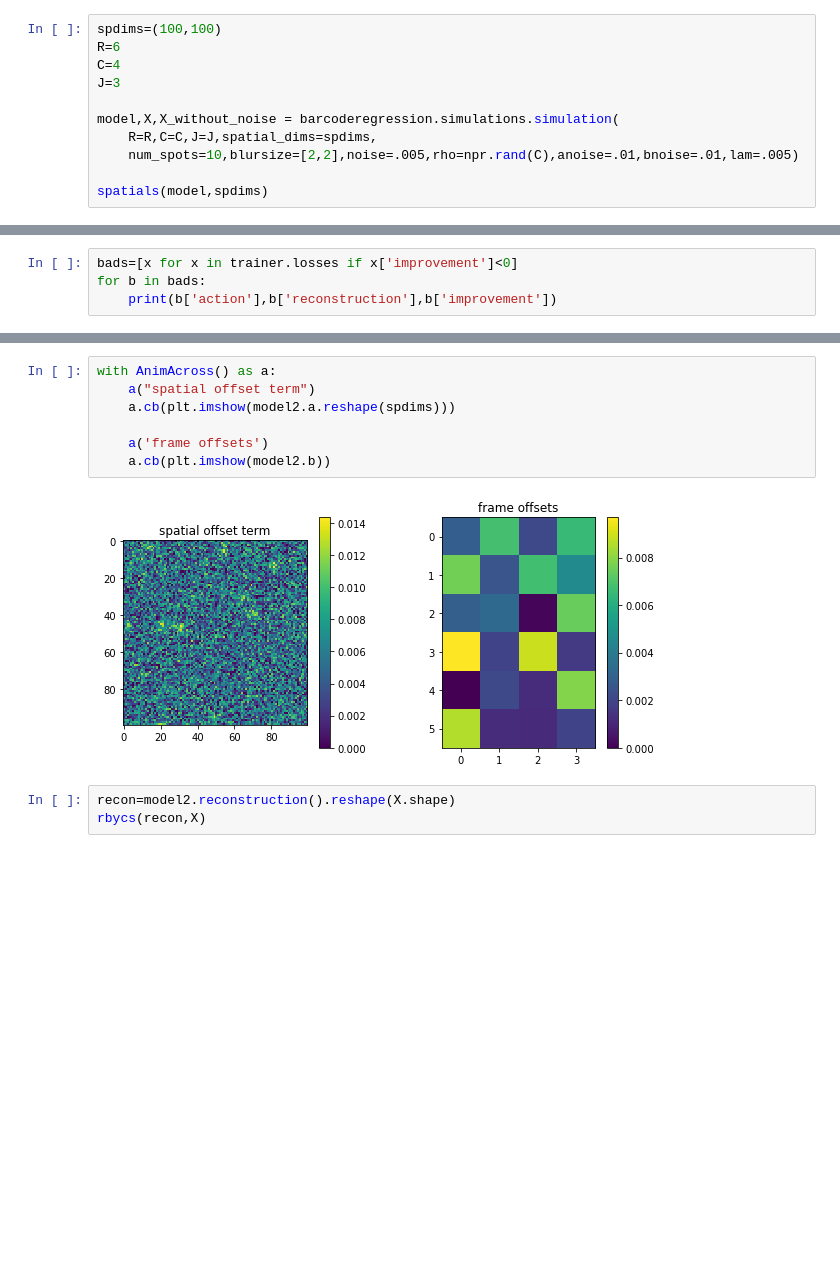
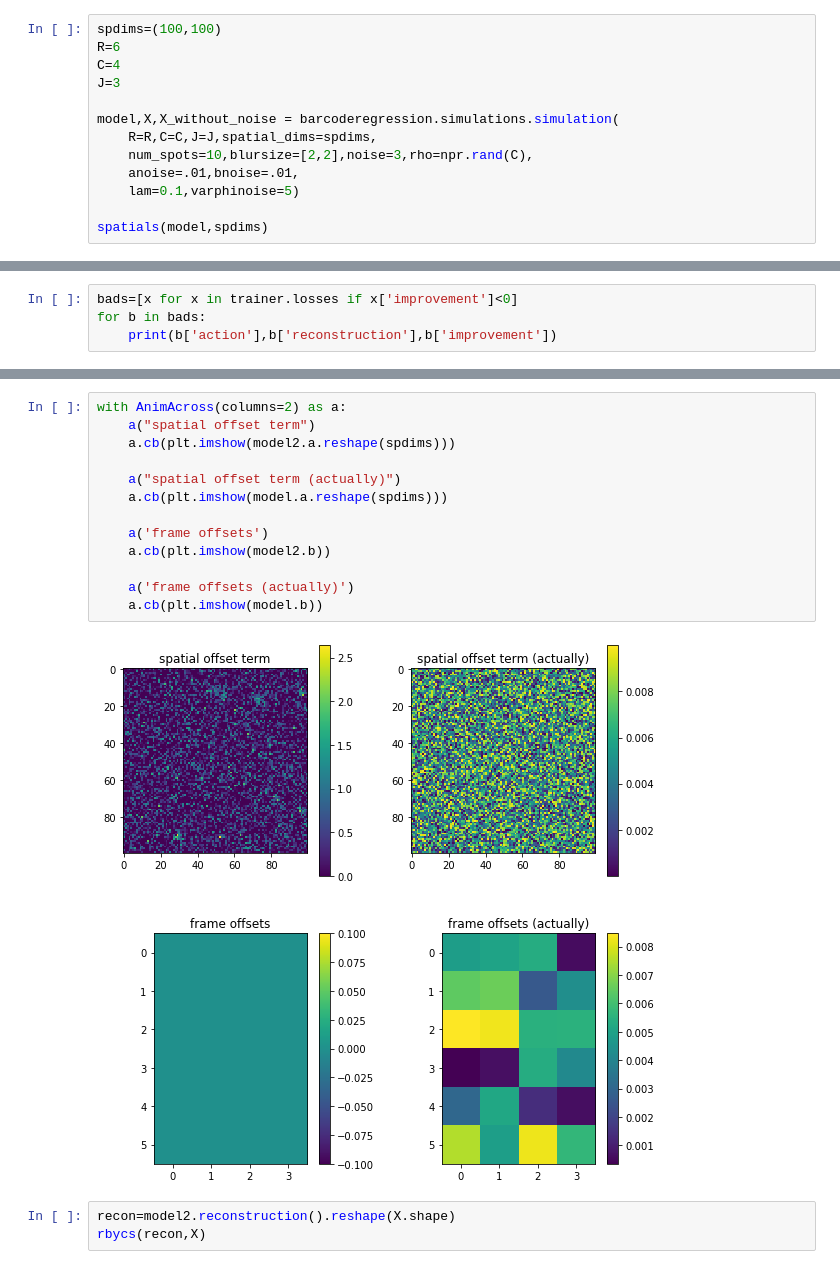
Before and after one commit to jacksonloper/barcoderegression, a Jupyter notebook: example.ipynb, the cells around one changed output, grey strips where cells are left out. Drawn from its saved outputs; the diff is of its cells as text; blank space fills up the shorter version.

```diff
--- a/example.ipynb
+++ b/example.ipynb
@@ -60,7 +57,9 @@ J=3
 
 model,X,X_without_noise = barcoderegression.simulations.simulation(
     R=R,C=C,J=J,spatial_dims=spdims,
-    num_spots=10,blursize=[2,2],noise=.005,rho=npr.rand(C),anoise=.01,bnoise=.01,lam=.005)
+    num_spots=10,blursize=[2,2],noise=3,rho=npr.rand(C),
+    anoise=.01,bnoise=.01,
+    lam=0.1,varphinoise=5)
 
 spatials(model,spdims)
 # %% [output]
@@ -138,12 +143,18 @@ frames(model2)
 # %%
-with AnimAcross() as a:
+with AnimAcross(columns=2) as a:
     a("spatial offset term")
     a.cb(plt.imshow(model2.a.reshape(spdims)))
 
+    a("spatial offset term (actually)")
+    a.cb(plt.imshow(model.a.reshape(spdims)))
+
     a('frame offsets')
     a.cb(plt.imshow(model2.b))
+
+    a('frame offsets (actually)')
+    a.cb(plt.imshow(model.b))
 # %% [output]
-[figure, old version]
+[figure, new version]
 # %%
 recon=model2.reconstruction().reshape(X.shape)
 rbycs(recon,X)
```
Also changed, not shown: parts of 21 cells of this notebook, 3 other files.
